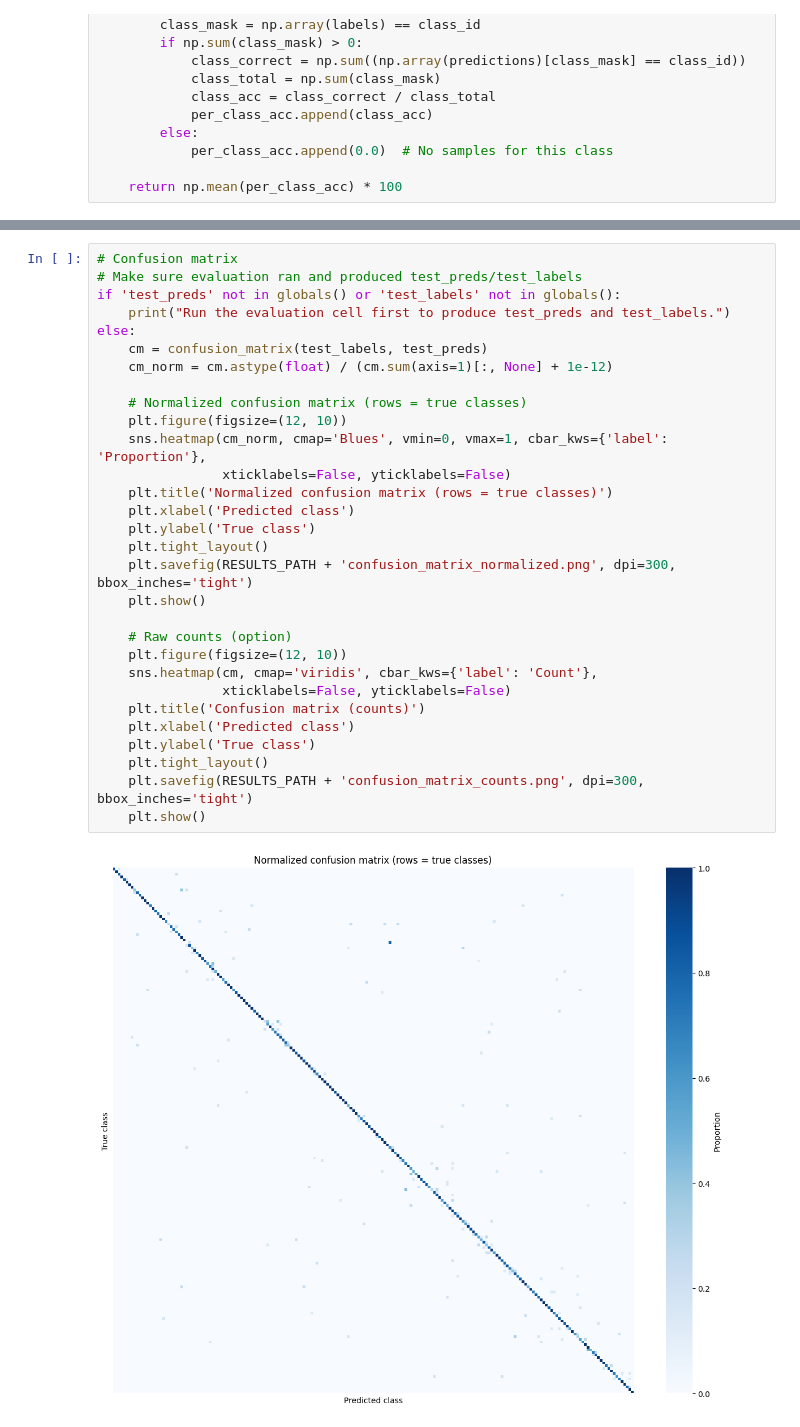
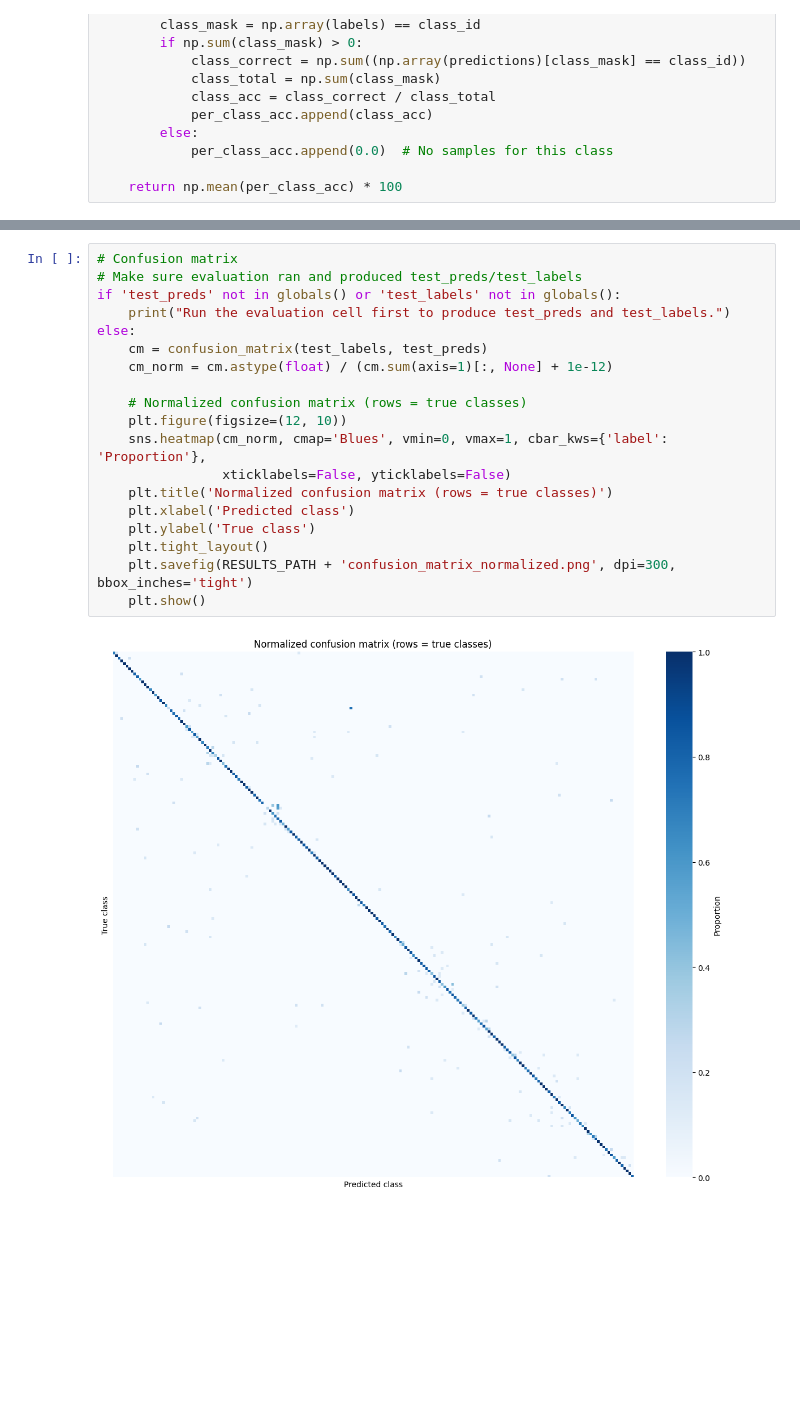
Before and after one commit to DamianCWQ/COS30082_CUB200_Bird_Species_Classification, a Jupyter notebook: CUB200_Assignment1_(EfficientNetV2_S).ipynb, the cells around one changed output, grey strips where cells are left out. Saved outputs shown, nothing was run; the diff lists cells and outputs as text; blank space fills up the shorter version.

```diff
--- a/CUB200_Assignment1_(EfficientNetV2_S).ipynb
+++ b/CUB200_Assignment1_(EfficientNetV2_S).ipynb
@@ -668,32 +669,21 @@ Average Accuracy per Class: 83.08%
 # %%
 # Confusion matrix
 # Make sure evaluation ran and produced test_preds/test_labels
 if 'test_preds' not in globals() or 'test_labels' not in globals():
     print("Run the evaluation cell first to produce test_preds and test_labels.")
 else:
     cm = confusion_matrix(test_labels, test_preds)
     cm_norm = cm.astype(float) / (cm.sum(axis=1)[:, None] + 1e-12)
 
     # Normalized confusion matrix (rows = true classes)
     plt.figure(figsize=(12, 10))
     sns.heatmap(cm_norm, cmap='Blues', vmin=0, vmax=1, cbar_kws={'label': 'Proportion'},
                 xticklabels=False, yticklabels=False)
     plt.title('Normalized confusion matrix (rows = true classes)')
     plt.xlabel('Predicted class')
     plt.ylabel('True class')
     plt.tight_layout()
     plt.savefig(RESULTS_PATH + 'confusion_matrix_normalized.png', dpi=300, bbox_inches='tight')
     plt.show()
-
-    # Raw counts (option)
-    plt.figure(figsize=(12, 10))
-    sns.heatmap(cm, cmap='viridis', cbar_kws={'label': 'Count'},
-                xticklabels=False, yticklabels=False)
-    plt.title('Confusion matrix (counts)')
-    plt.xlabel('Predicted class')
-    plt.ylabel('True class')
-    plt.tight_layout()
-    plt.savefig(RESULTS_PATH + 'confusion_matrix_counts.png', dpi=300, bbox_inches='tight')
-    plt.show()
 # %% [output]
-[figure, old version]
+[figure, new version]
```
Also changed, not shown: parts of 9 cells of this notebook.
